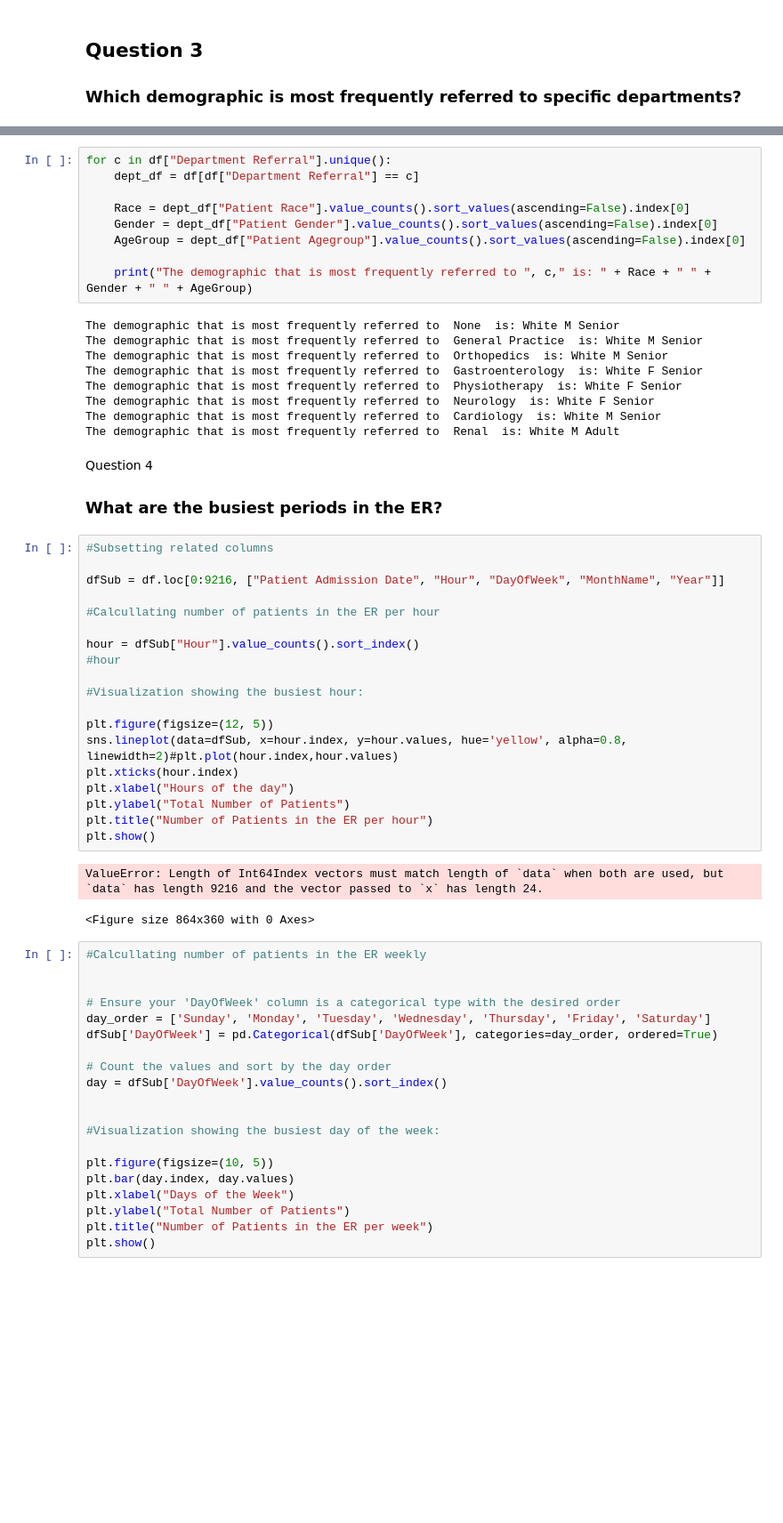
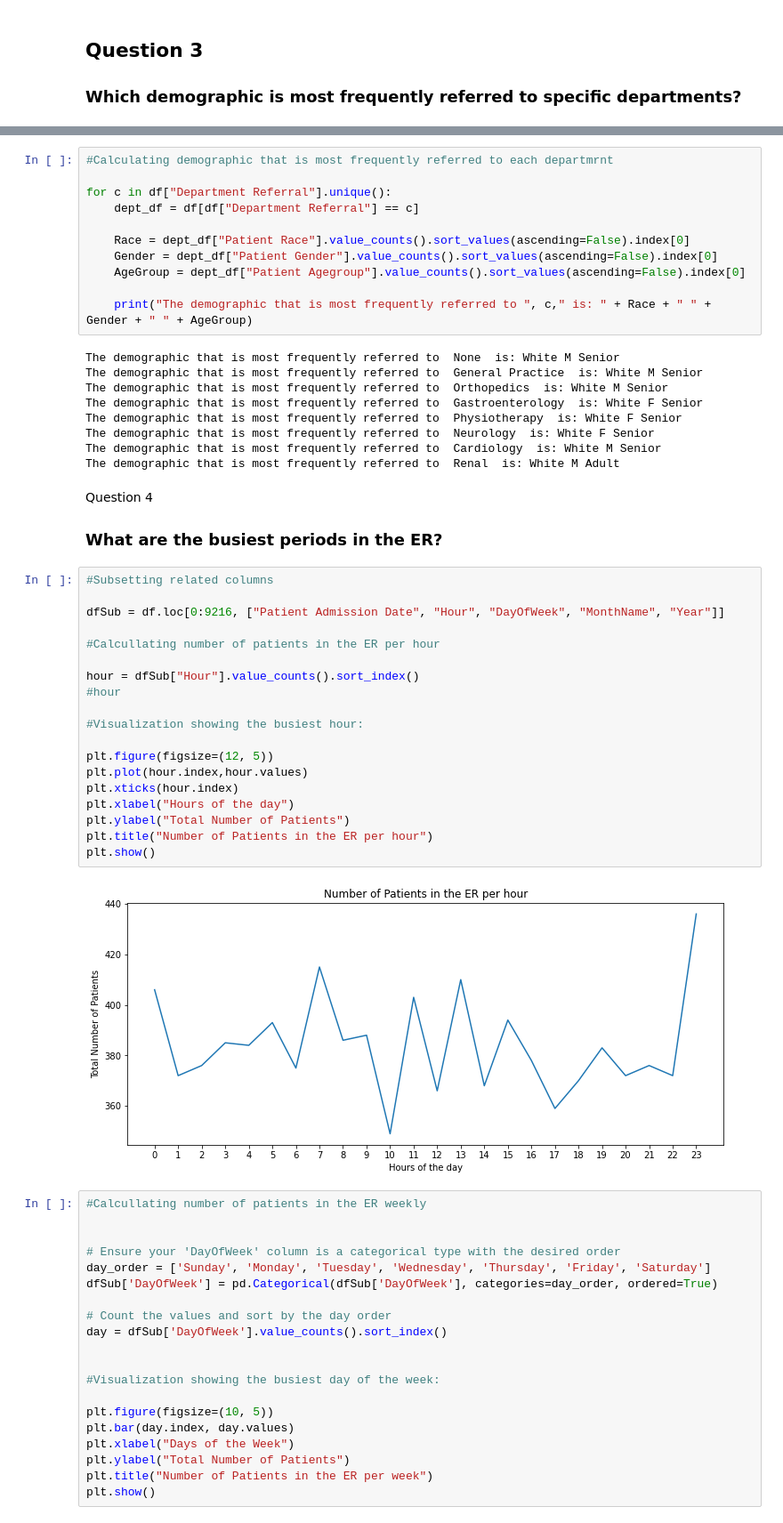
Before and after one commit to archi-techie/Hospital-ER-Analysis-Project, a Jupyter notebook: Hospital_ER_Project_03.ipynb, the cells around one changed output, grey strips where cells are left out. Shown at 89% size. Saved outputs shown, nothing was run; the diff lists cells and outputs as text; blank space fills up the shorter version.

```diff
--- a/Hospital_ER_Project_03.ipynb
+++ b/Hospital_ER_Project_03.ipynb
@@ -522,6 +515,8 @@ Physiotherapy        White             Senior            F                  15
 Renal                White             Adult             F                   8
 Name: Patient Gender, dtype: int64
 # %%
+#Calculating demographic that is most frequently referred to each departmrnt
+
 for c in df["Department Referral"].unique():
     dept_df = df[df["Department Referral"] == c]
 
@@ -545,25 +540,24 @@ The demographic that is most frequently referred to  Renal  is: White M Adult
 # %%
 #Subsetting related columns
 
 dfSub = df.loc[0:9216, ["Patient Admission Date", "Hour", "DayOfWeek", "MonthName", "Year"]]
 
 #Calcullating number of patients in the ER per hour
 
 hour = dfSub["Hour"].value_counts().sort_index()
 #hour
 
 #Visualization showing the busiest hour:
 
 plt.figure(figsize=(12, 5))
-sns.lineplot(data=dfSub, x=hour.index, y=hour.values, hue='yellow', alpha=0.8, linewidth=2)#plt.plot(hour.index,hour.values)
+plt.plot(hour.index,hour.values)
 plt.xticks(hour.index)
 plt.xlabel("Hours of the day")
 plt.ylabel("Total Number of Patients")
 plt.title("Number of Patients in the ER per hour")
 plt.show()
 # %% [output]
-ValueError: Length of Int64Index vectors must match length of `data` when both are used, but `data` has length 9216 and the vector passed to `x` has length 24.
-<Figure size 864x360 with 0 Axes>
+[figure, added]
 # %%
 #Calcullating number of patients in the ER weekly
 
```
Also changed, not shown: parts of 19 cells of this notebook.
